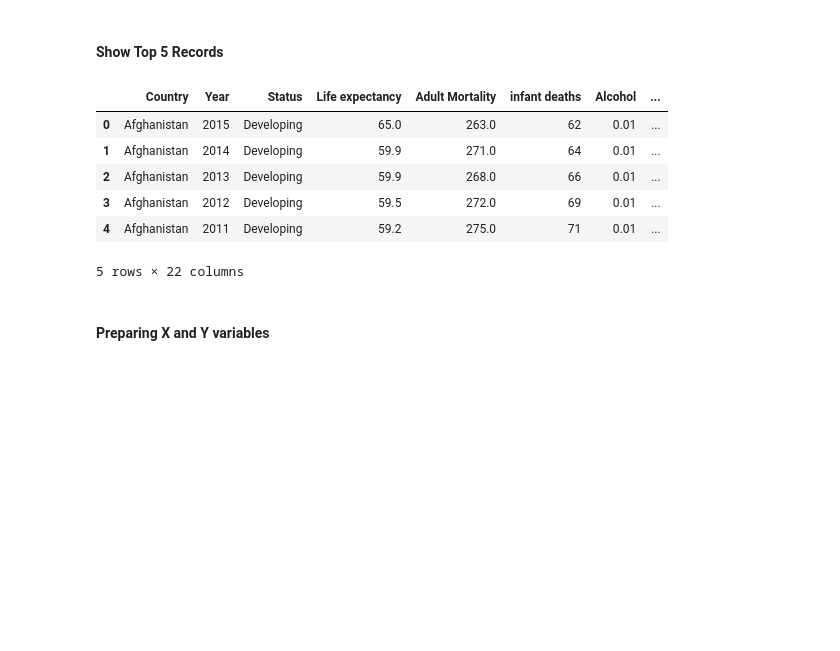
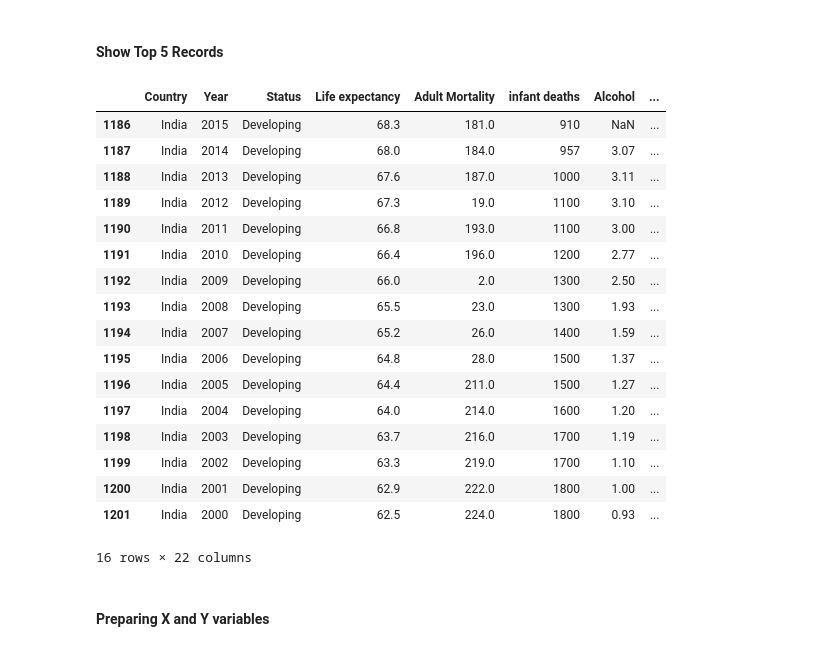
Before and after one commit to Krupali04/Sarcasm-Detection-using-Hierarchical-BERT, a Jupyter notebook: notebook/Model_Training.ipynb, the cells around one changed output. Drawn from its saved outputs; the diff is of its cells as text; code cells hidden in the pictures; blank space fills up the shorter version.

```diff
--- a/notebook/Model_Training.ipynb
+++ b/notebook/Model_Training.ipynb
@@ -28,15 +28,26 @@ df = pd.read_csv('data/Life Expectancy Data.csv')
 # %% [markdown]
 #### Show Top 5 Records
 # %%
-df.head()
+df[df['Country'] == 'India']
 # %% [output]
 |  | Country | Year | Status | Life expectancy | Adult Mortality | infant deaths | Alcohol | ... |
-| 0 | Afghanistan | 2015 | Developing | 65.0 | 263.0 | 62 | 0.01 | ... |
-| 1 | Afghanistan | 2014 | Developing | 59.9 | 271.0 | 64 | 0.01 | ... |
-| 2 | Afghanistan | 2013 | Developing | 59.9 | 268.0 | 66 | 0.01 | ... |
-| 3 | Afghanistan | 2012 | Developing | 59.5 | 272.0 | 69 | 0.01 | ... |
-| 4 | Afghanistan | 2011 | Developing | 59.2 | 275.0 | 71 | 0.01 | ... |
+| 1186 | India | 2015 | Developing | 68.3 | 181.0 | 910 | NaN | ... |
+| 1187 | India | 2014 | Developing | 68.0 | 184.0 | 957 | 3.07 | ... |
+| 1188 | India | 2013 | Developing | 67.6 | 187.0 | 1000 | 3.11 | ... |
+| 1189 | India | 2012 | Developing | 67.3 | 19.0 | 1100 | 3.10 | ... |
+| 1190 | India | 2011 | Developing | 66.8 | 193.0 | 1100 | 3.00 | ... |
+| 1191 | India | 2010 | Developing | 66.4 | 196.0 | 1200 | 2.77 | ... |
+| 1192 | India | 2009 | Developing | 66.0 | 2.0 | 1300 | 2.50 | ... |
+| 1193 | India | 2008 | Developing | 65.5 | 23.0 | 1300 | 1.93 | ... |
+| 1194 | India | 2007 | Developing | 65.2 | 26.0 | 1400 | 1.59 | ... |
+| 1195 | India | 2006 | Developing | 64.8 | 28.0 | 1500 | 1.37 | ... |
+| 1196 | India | 2005 | Developing | 64.4 | 211.0 | 1500 | 1.27 | ... |
+| 1197 | India | 2004 | Developing | 64.0 | 214.0 | 1600 | 1.20 | ... |
+| 1198 | India | 2003 | Developing | 63.7 | 216.0 | 1700 | 1.19 | ... |
+| 1199 | India | 2002 | Developing | 63.3 | 219.0 | 1700 | 1.10 | ... |
+| 1200 | India | 2001 | Developing | 62.9 | 222.0 | 1800 | 1.00 | ... |
+| 1201 | India | 2000 | Developing | 62.5 | 224.0 | 1800 | 0.93 | ... |
-5 rows × 22 columns
+16 rows × 22 columns
 # %%
 # Replacing the Null Values with mean values of the data
 from sklearn.impute import SimpleImputer
```
Also changed, not shown: 6 other files.
